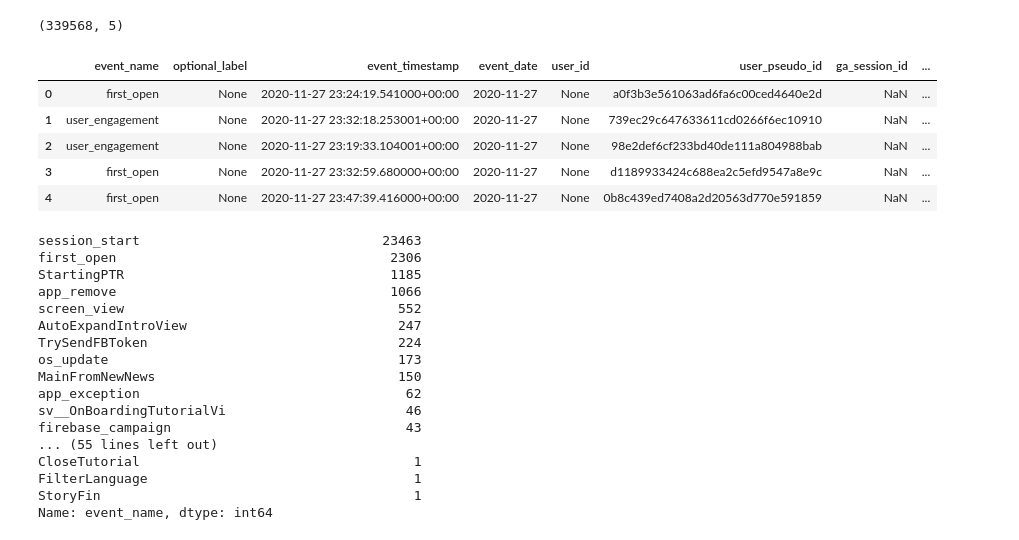
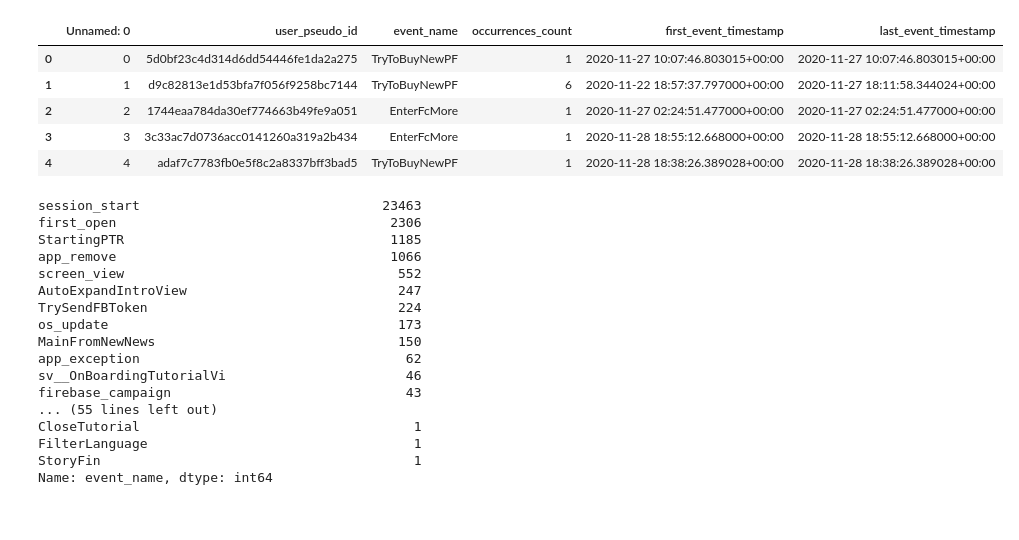
Before and after one commit to danielquer/ironhack-project-2, a Jupyter notebook: Project2_first.ipynb, the cells around one changed output. Saved outputs shown, nothing was run; the diff lists cells and outputs as text; code cells hidden in the pictures.

```diff
--- a/Project2_first.ipynb
+++ b/Project2_first.ipynb
@@ -127,4 +126,0 @@ df = pandas_gbq.read_gbq(query, project_id= 'beelinguapp')
-# %%
-df.shape
-# %% [output]
-(339568, 5)
@@ -131,14 +129,13 @@ df.shape
 # %%
-df.to_csv('first_query.csv')
+df = pd.read_csv('first_query.csv')
+df.head()
+# %% [output]
+|  | Unnamed: 0 | user_pseudo_id | event_name | occurrences_count | first_event_timestamp | last_event_timestamp |
+| 0 | 0 | 5d0bf23c4d314d6dd54446fe1da2a275 | TryToBuyNewPF | 1 | 2020-11-27 10:07:46.803015+00:00 | 2020-11-27 10:07:46.803015+00:00 |
+| 1 | 1 | d9c82813e1d53bfa7f056f9258bc7144 | TryToBuyNewPF | 6 | 2020-11-22 18:57:37.797000+00:00 | 2020-11-27 18:11:58.344024+00:00 |
+| 2 | 2 | 1744eaa784da30ef774663b49fe9a051 | EnterFcMore | 1 | 2020-11-27 02:24:51.477000+00:00 | 2020-11-27 02:24:51.477000+00:00 |
+| 3 | 3 | 3c33ac7d0736acc0141260a319a2b434 | EnterFcMore | 1 | 2020-11-28 18:55:12.668000+00:00 | 2020-11-28 18:55:12.668000+00:00 |
+| 4 | 4 | adaf7c7783fb0e5f8c2a8337bff3bad5 | TryToBuyNewPF | 1 | 2020-11-28 18:38:26.389028+00:00 | 2020-11-28 18:38:26.389028+00:00 |
-# %%
-df.head()
-# %% [output]
-|  | event_name | optional_label | event_timestamp | event_date | user_id | user_pseudo_id | ga_session_id | ... |
-| 0 | first_open | None | 2020-11-27 23:24:19.541000+00:00 | 2020-11-27 | None | a0f3b3e561063ad6fa6c00ced4640e2d | NaN | ... |
-| 1 | user_engagement | None | 2020-11-27 23:32:18.253001+00:00 | 2020-11-27 | None | 739ec29c647633611cd0266f6ec10910 | NaN | ... |
-| 2 | user_engagement | None | 2020-11-27 23:19:33.104001+00:00 | 2020-11-27 | None | 98e2def6cf233bd40de111a804988bab | NaN | ... |
-| 3 | first_open | None | 2020-11-27 23:32:59.680000+00:00 | 2020-11-27 | None | d1189933424c688ea2c5efd9547a8e9c | NaN | ... |
-| 4 | first_open | None | 2020-11-27 23:47:39.416000+00:00 | 2020-11-27 | None | 0b8c439ed7408a2d20563d770e591859 | NaN | ... |
 # %%
 pd.set_option('display.max_rows', None)
 df[df.session_event_number==1]['event_name'].value_counts()
```
Also changed, not shown: parts of 2 cells of this notebook, 1 other file.
